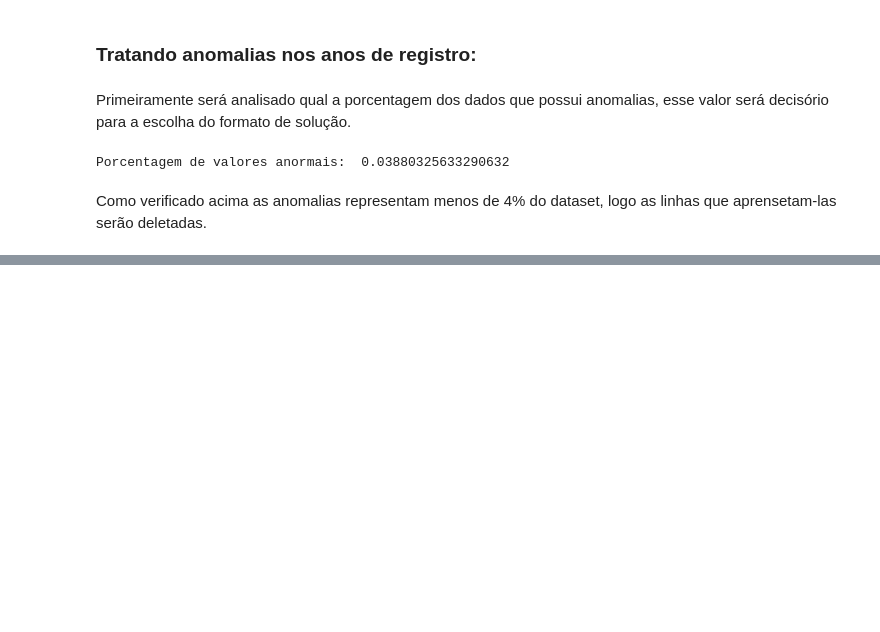
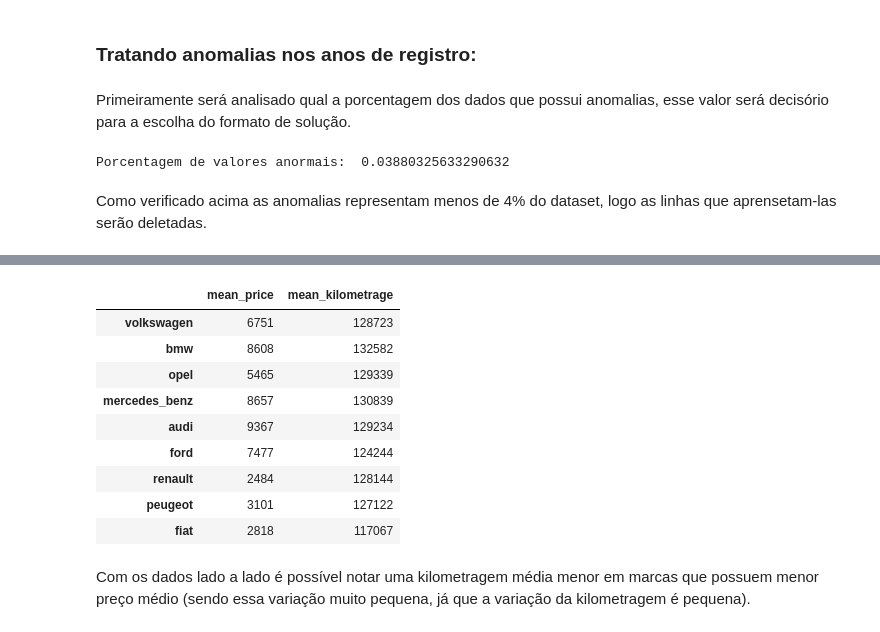
Before and after one commit to BrenoCPimenta/Limpeza-de-dados_Carros-Ebay, a Jupyter notebook: Notebooks/Limpeza-de-dados_Carros-Ebay.ipynb, the cells around one changed output, grey strips where cells are left out. Saved outputs shown, nothing was run; the diff lists cells and outputs as text; code cells hidden in the pictures; blank space fills up the shorter version.

Commit message:
Atualizacao notebook v3
Foram adicionados os estudos de kilometragem e preco.
E o save dos arquivos tratados.

```diff
--- a/Notebooks/Limpeza-de-dados_Carros-Ebay.ipynb
+++ b/Notebooks/Limpeza-de-dados_Carros-Ebay.ipynb
@@ -401,0 +452,9 @@ autos = autos[autos["registration_year"].between(1908,2016)]
+# %%
+preco_por_marca = {}
+
+for marca in marcas_comuns:
+    dados_das_linhas_da_marca = autos[autos["brand"]==marca]
+    preco_medio = dados_das_linhas_da_marca["price_us"].mean()
+    preco_por_marca[marca] = round(preco_medio)
+
+preco_por_marca
@@ -401,0 +481,9 @@ autos = autos[autos["registration_year"].between(1908,2016)]
+# %%
+kilometragem_por_marca = {}
+
+for marca in marcas_comuns:
+    dados_das_linhas_da_marca = autos[autos["brand"]==marca]
+    kilometragem_media = dados_das_linhas_da_marca["odometer_km"].mean()
+    kilometragem_por_marca[marca] = round(kilometragem_media)
+
+kilometragem_por_marca
@@ -401,0 +506,4 @@ autos = autos[autos["registration_year"].between(1908,2016)]
+# %%
+#Criando uma Serie com os dados dos precos medios por marcas
+serie_marca_preco = pd.Series(preco_por_marca)
+serie_marca_preco
@@ -401,0 +521,4 @@ autos = autos[autos["registration_year"].between(1908,2016)]
+# %%
+#Criando uma Serie com os dados das kilometragens medias por marca
+serie_marca_km = pd.Series(kilometragem_por_marca)
+serie_marca_km
@@ -401,0 +536,20 @@ autos = autos[autos["registration_year"].between(1908,2016)]
+# %%
+#Criando um dataframe a partir da series criada anteriormente
+df_marca_preco_km = pd.DataFrame(serie_marca_preco, columns=['mean_price'])
+#Adicionando Serie de kilometragem ao dataframe
+df_marca_preco_km["mean_kilometrage"] = serie_marca_km
+
+df_marca_preco_km
+# %% [output]
+|  | mean_price | mean_kilometrage |
+| volkswagen | 6751 | 128723 |
+| bmw | 8608 | 132582 |
+| opel | 5465 | 129339 |
+| mercedes_benz | 8657 | 130839 |
+| audi | 9367 | 129234 |
+| ford | 7477 | 124244 |
+| renault | 2484 | 128144 |
+| peugeot | 3101 | 127122 |
+| fiat | 2818 | 117067 |
+# %% [markdown]
+Com os dados lado a lado é possível notar uma kilometragem média menor em marcas que possuem menor preço médio (sendo essa variação muito pequena, já que a variação da kilometragem é pequena).
```
Also changed, not shown: parts of 28 cells of this notebook.
